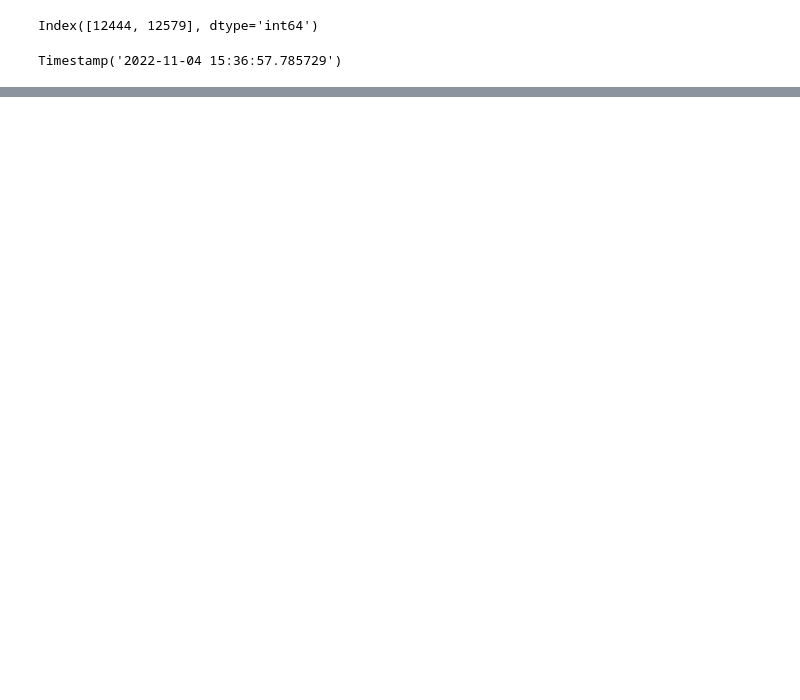
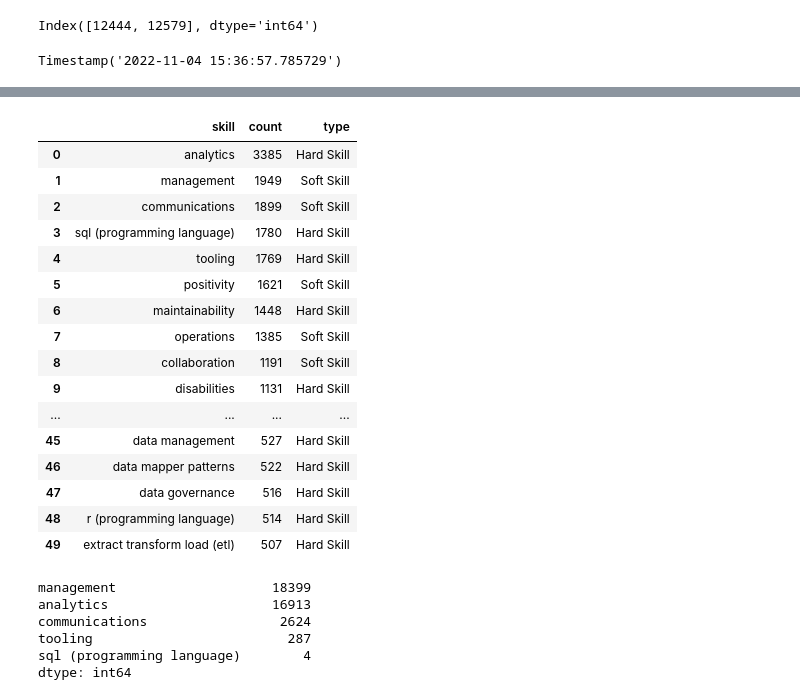
Before and after one commit to KristinaGol/Capstone-Project-DataCVPro, a Jupyter notebook: jobs1.ipynb, the cells around one changed output, grey strips where cells are left out. Saved outputs shown, nothing was run; the diff lists cells and outputs as text; code cells hidden in the pictures; blank space fills up the shorter version.

```diff
--- a/jobs1.ipynb
+++ b/jobs1.ipynb
@@ -265,0 +420,22 @@ print(annotations)
+# %%
+tryme = pd.read_excel("data/skills_counts_jobs_20.xlsx")
+# %%
+tryme.head(50)
+# %% [output]
+|  | skill | count | type |
+| 0 | analytics | 3385 | Hard Skill |
+| 1 | management | 1949 | Soft Skill |
+| 2 | communications | 1899 | Soft Skill |
+| 3 | sql (programming language) | 1780 | Hard Skill |
+| 4 | tooling | 1769 | Hard Skill |
+| 5 | positivity | 1621 | Soft Skill |
+| 6 | maintainability | 1448 | Hard Skill |
+| 7 | operations | 1385 | Soft Skill |
+| 8 | collaboration | 1191 | Soft Skill |
+| 9 | disabilities | 1131 | Hard Skill |
+| ... | ... | ... | ... |
+| 45 | data management | 527 | Hard Skill |
+| 46 | data mapper patterns | 522 | Hard Skill |
+| 47 | data governance | 516 | Hard Skill |
+| 48 | r (programming language) | 514 | Hard Skill |
+| 49 | extract transform load (etl) | 507 | Hard Skill |
@@ -265,0 +453,9 @@ print(annotations)
+# %%
+df_tokens[["analytics", "management", "communications", "sql (programming language)", "tooling"]].sum(axis=0).sort_values(ascending = False)
+# %% [output]
+management                    18399
+analytics                     16913
+communications                 2624
+tooling                         287
+sql (programming language)        4
+dtype: int64
```
Also changed, not shown: parts of 53 cells of this notebook, 6 other files.
